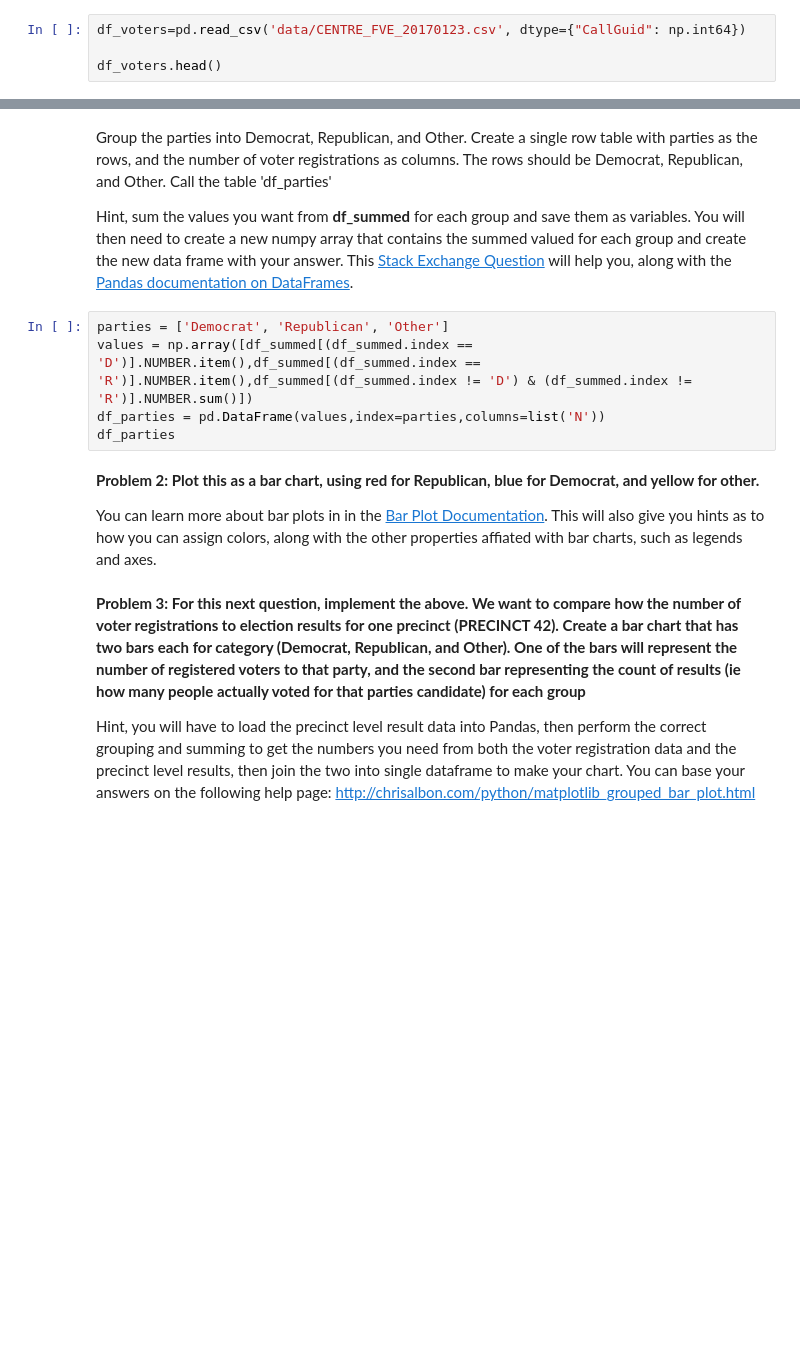
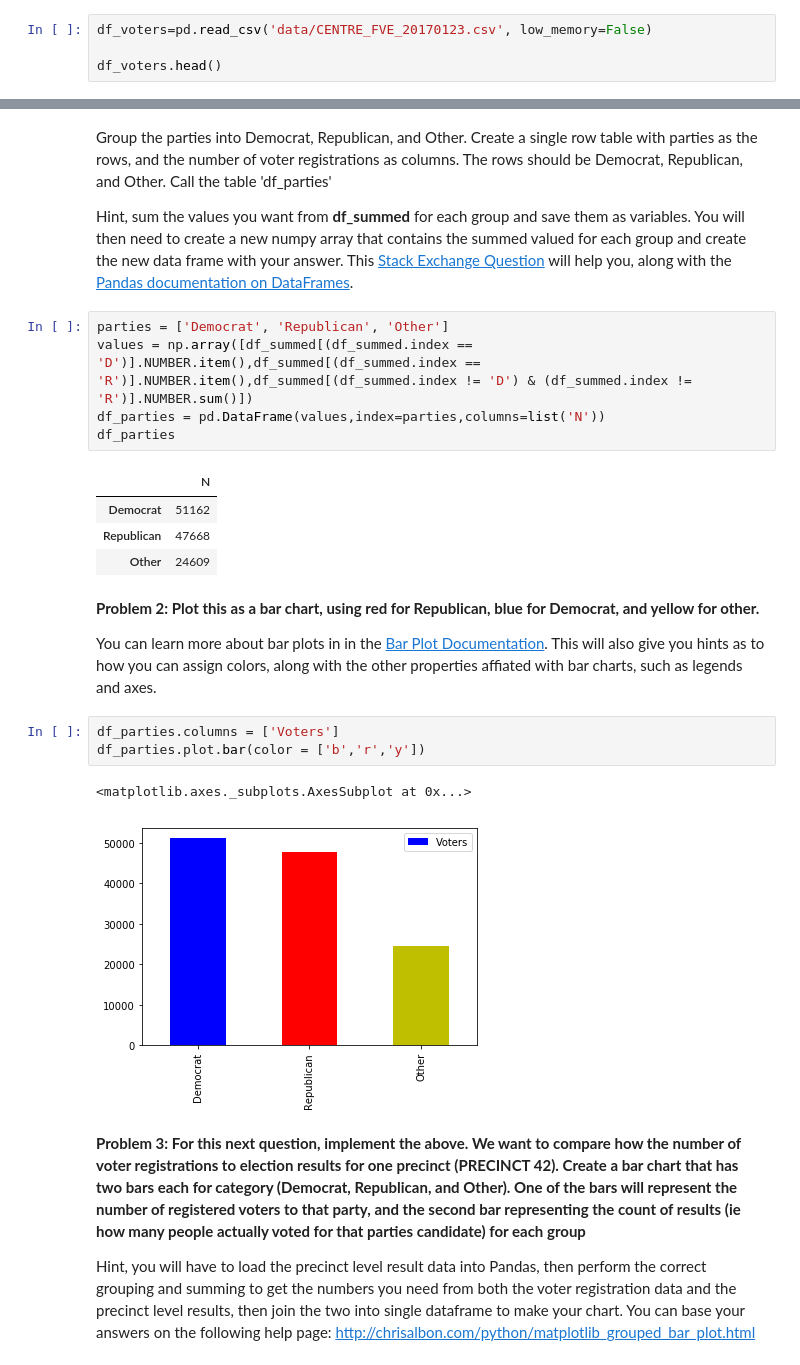
Before and after one commit to stephanietuerk/big-data-spring2017, a Jupyter notebook: week3/PSET_2_Pandas.ipynb, the cells around one changed output, grey strips where cells are left out. Saved outputs shown, nothing was run; the diff lists cells and outputs as text; blank space fills up the shorter version.

```diff
--- a/week3/PSET_2_Pandas.ipynb
+++ b/week3/PSET_2_Pandas.ipynb
@@ -29,7 +29,7 @@ Next, let's open up one of the files. Let's look at the voter registrations, thi
 
 **Problem 1: Load CENTRE_FVE_20170123.csv into Pandas as a data frame called 'df_voters'.**
 # %%
-df_voters=pd.read_csv('data/CENTRE_FVE_20170123.csv', dtype={"CallGuid": np.int64})
+df_voters=pd.read_csv('data/CENTRE_FVE_20170123.csv', low_memory=False)
 
 df_voters.head()
 # %% [output]
@@ -79,10 +132,21 @@ parties = ['Democrat', 'Republican', 'Other']
 values = np.array([df_summed[(df_summed.index == 'D')].NUMBER.item(),df_summed[(df_summed.index == 'R')].NUMBER.item(),df_summed[(df_summed.index != 'D') & (df_summed.index != 'R')].NUMBER.sum()])
 df_parties = pd.DataFrame(values,index=parties,columns=list('N'))
 df_parties
+# %% [output]
+|  | N |
+| Democrat | 51162 |
+| Republican | 47668 |
+| Other | 24609 |
 # %% [markdown]
 **Problem 2: Plot this as a bar chart, using red for Republican, blue for Democrat, and yellow for other.**
 
 You can learn more about bar plots in in the [Bar Plot Documentation](http://pandas.pydata.org/pandas-docs/version/0.18.1/visualization.html#visualization-barplot). This will also give you hints as to how you can assign colors, along with the other properties affiated with bar charts, such as legends and axes.
+# %%
+df_parties.columns = ['Voters']
+df_parties.plot.bar(color = ['b','r','y'])
+# %% [output]
+<matplotlib.axes._subplots.AxesSubplot at 0x...>
+[figure, added]
 # %% [markdown]
 **Problem 3: For this next question, implement the above. We want to compare how the number of voter registrations to election results for one precinct (PRECINCT 42). Create a bar chart that has two bars each for category (Democrat, Republican, and Other). One of the bars will represent the number of registered voters to that party, and the second bar representing the count of results (ie how many people actually voted for that parties candidate) for each group**
 
```
Also changed, not shown: parts of 17 cells of this notebook.
